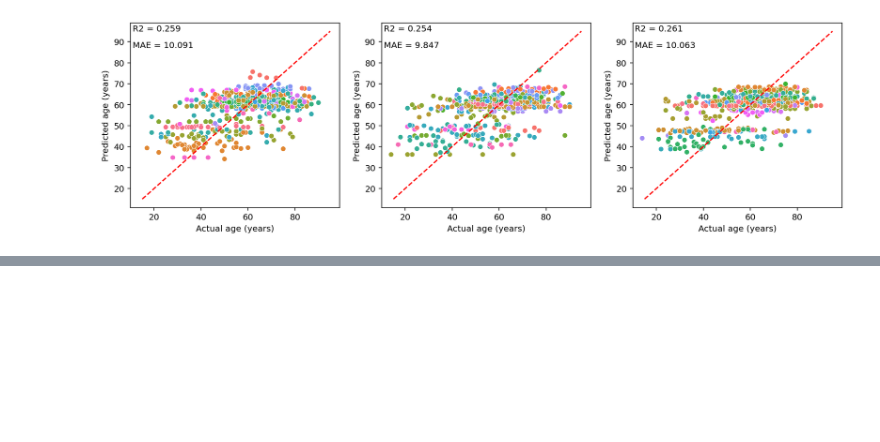
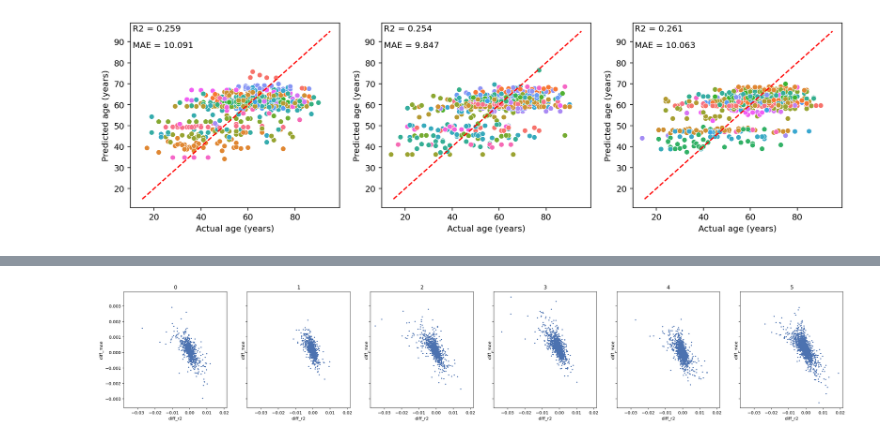
Before and after one commit to zanekoch/methylation_and_mutation, a Jupyter notebook: mut_clock_dev.ipynb, the cells around one changed output, grey strips where cells are left out. Cells and saved outputs as stored; diff of their text form; code cells hidden in the pictures; blank space fills up the shorter version.

Commit message:
Aggregate plus indiv features & good submission script

```diff
--- a/mut_clock_dev.ipynb
+++ b/mut_clock_dev.ipynb
@@ -439,0 +627,14 @@ for i in range(3):
+# %%
+# create a mutationClock object with icgc data
+mut_clock = somatic_mut_clock.mutationClock(
+    all_mut_w_age_df = icgc_mut_w_age_df,
+    illumina_cpg_locs_df = illumina_cpg_locs_df,
+    all_methyl_age_df_t = icgc_methyl_age_df_t,
+    output_dir = "/cellar/users/zkoch/methylation_and_mutation/output_dirs/011723_output"
+    )
+# %%
+result_df = mut_clock.train_all_predictors(
+    do = 'evaluate', num_correl_sites = 1000, max_meqtl_sites = 2000,
+    nearby_window_size = 1000, cpg_ids = icgc_mi_df.head(1).index.to_list(),
+    aggregate = False, binarize = False, use_all_muts = False
+    )
@@ -439,0 +643,7 @@ for i in range(3):
+# %%
+result1 = pd.read_parquet('/cellar/users/zkoch/methylation_and_mutation/output_dirs/011723_output/evaluate_results_ICGC_1000_2000_5000_2500_False_False_False.parquet')
+result2 = pd.read_parquet('/cellar/users/zkoch/methylation_and_mutation/output_dirs/011723_output/evaluate_results_ICGC_1000_2000_5000_2500_False_True_False.parquet')
+result3 = pd.read_parquet('/cellar/users/zkoch/methylation_and_mutation/output_dirs/011723_output/evaluate_results_ICGC_1000_2000_5000_2500_True_False_False.parquet')
+result4 = pd.read_parquet('/cellar/users/zkoch/methylation_and_mutation/output_dirs/011723_output/evaluate_results_ICGC_1000_2000_5000_2500_True_True_False.parquet')
+result5 = pd.read_parquet('/cellar/users/zkoch/methylation_and_mutation/output_dirs/011723_output/evaluate_results_ICGC_1000_2000_100000_2500_False_False_False.parquet')
+result6 = pd.read_parquet('/cellar/users/zkoch/methylation_and_mutation/output_dirs/011723_output/evaluate_results_ICGC_1000_2000_100000_2500_True_False_False.parquet')
@@ -439,0 +665,19 @@ for i in range(3):
+# %%
+# get mean metrics and difference
+for result_df in [result1, result2, result3, result4, result5, result6]:
+    result_df['mean_r2'] = result_df['r2'].apply(lambda x: np.mean(x))
+    result_df['mean_mae'] = result_df['mae'].apply(lambda x: np.mean(x))
+    result_df['base_mean_r2'] = result_df['base_r2'].apply(lambda x: np.mean(x))
+    result_df['base_mean_mae'] = result_df['base_mae'].apply(lambda x: np.mean(x))
+    result_df['diff_r2'] = result_df['mean_r2'] - result_df['base_mean_r2']
+    result_df['diff_mae'] = result_df['mean_mae'] - result_df['base_mean_mae']
+# %%
+fig, axes = plt.subplots(1, 6, figsize=(30, 5), sharex = True, sharey = True)
+# for each result df, plot the diff_r2 vs diff_mae as a scatter plot
+for i, result_df in enumerate([result1, result2, result3, result4, result5, result6]):
+    axes[i].scatter(result_df['diff_r2'], result_df['diff_mae'], s=3)
+    axes[i].set_title(f"{i}")
+    axes[i].set_xlabel('diff_r2')
+    axes[i].set_ylabel('diff_mae')
+# %% [output]
+[figure, added]
```
Also changed, not shown: parts of 54 cells of this notebook, 6 other files.
